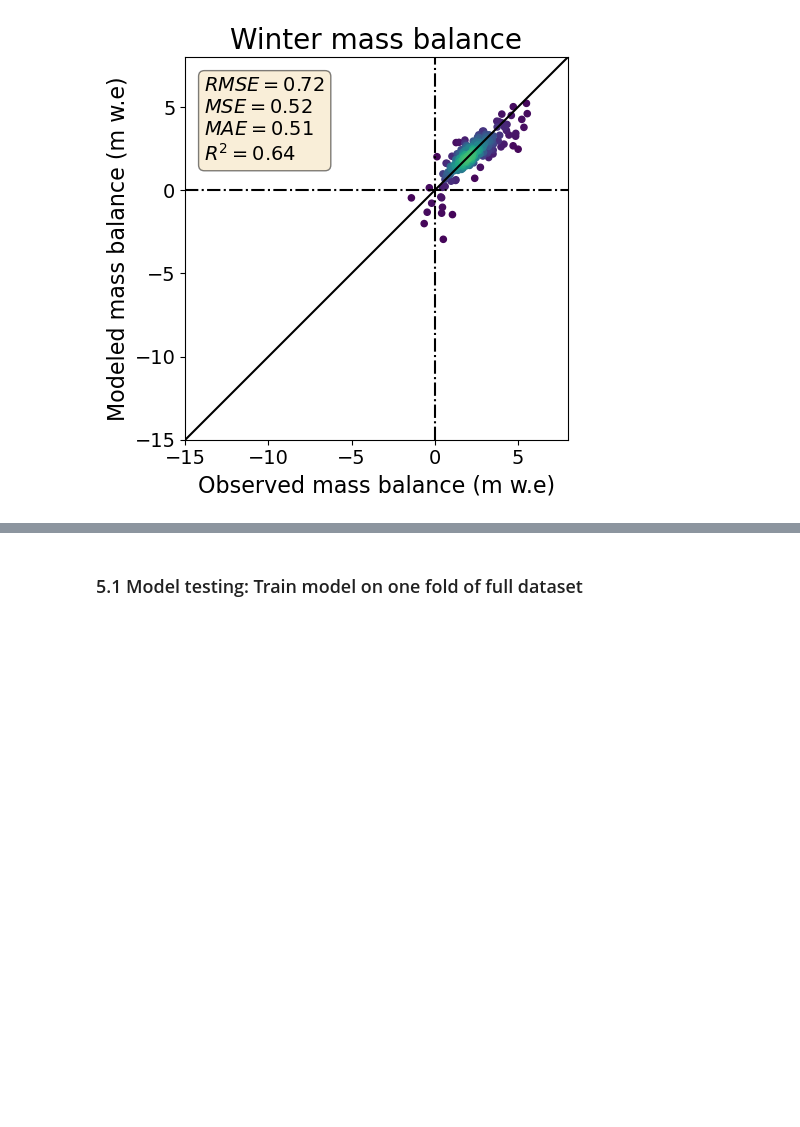
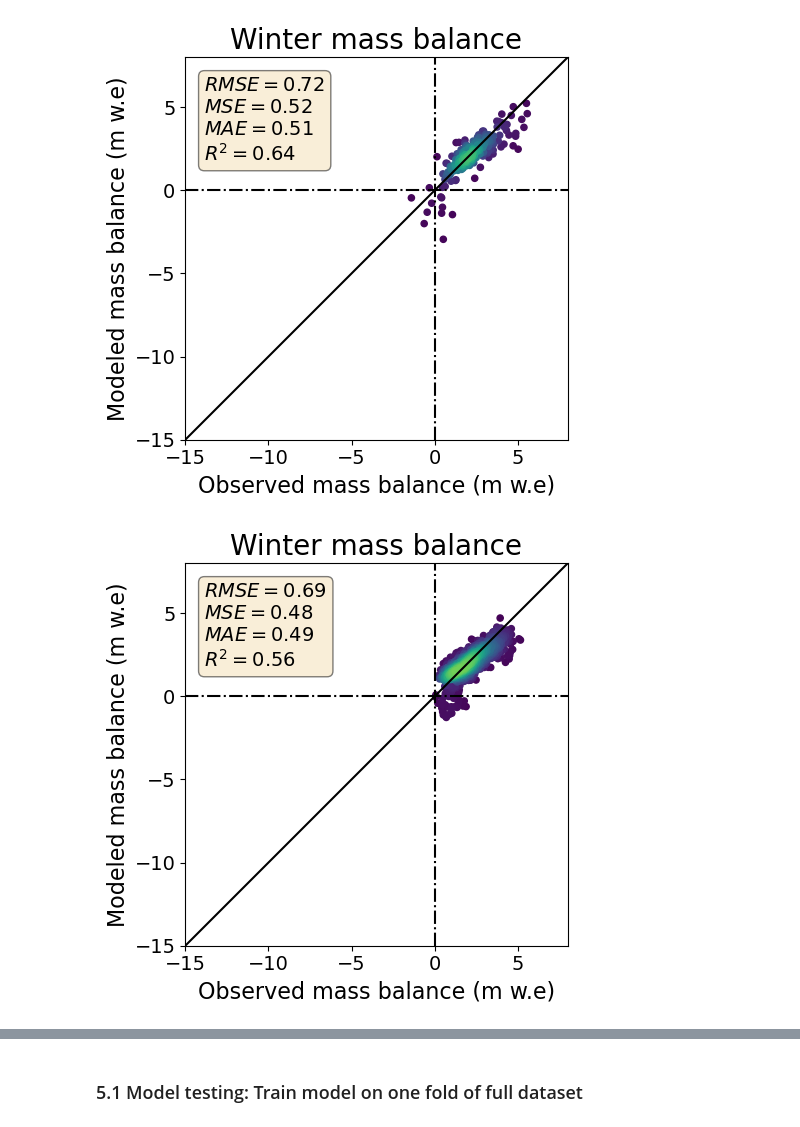
Before and after one commit to khsjursen/ML_MB_Norway, a Jupyter notebook: mb_model_custom_loss.ipynb, the cells around one changed output, grey strips where cells are left out. Drawn from its saved outputs; the diff is of its cells as text; code cells hidden in the pictures; blank space fills up the shorter version.

Commit message:
seasonal and annual plot on test

```diff
--- a/mb_model_custom_loss.ipynb
+++ b/mb_model_custom_loss.ipynb
@@ -1508,6 +1508,10 @@ Parameters: { "metadata_shape" } are not used.
 
   warnings.warn(smsg, UserWarning)
 [figure]
+# %%
+# Load trained model
+xgb_model = CustomXGBRegressor()
+xgb_model.load_model('Models/Custom_loss/xgb_model_mini200_test1.bin')
 # %%
 # TEST
 
@@ -1518 +1520,19 @@ Parameters: { "metadata_shape" } are not used.
 #plot_prediction(y_test_mean, y_test_pred_agg, data_type='test')
+# %%
+def get_prediction_per_season_test(X_test, y_test, best_model, months=12):
+
+    y_pred = best_model.predict(X_test)
+
+    indices = np.argwhere((X_test[:,-2] == months))[:,0]
+    y_test_crop = y_test[indices]
+    y_pred_crop = y_pred[indices]
+
+    return y_test_crop, y_pred_crop
+# %%
+y_test_winter, y_pred_winter = get_prediction_per_season_test(X_test, y_test, xgb_model, months=7)
+winter_indices = X_test[:, -2] == 7
+X_test_winter = X_test[winter_indices]
+y_test_winter_mean, y_pred_winter_agg = get_ytrue_y_pred_agg_season(y_test_winter, y_pred_winter, X_test_winter, months=7)
+plot_prediction_per_season(y_test_winter_mean, y_pred_winter_agg, season='Winter')
+# %% [output]
+[figure, added]
```
Also changed, not shown: parts of 3 cells of this notebook.
